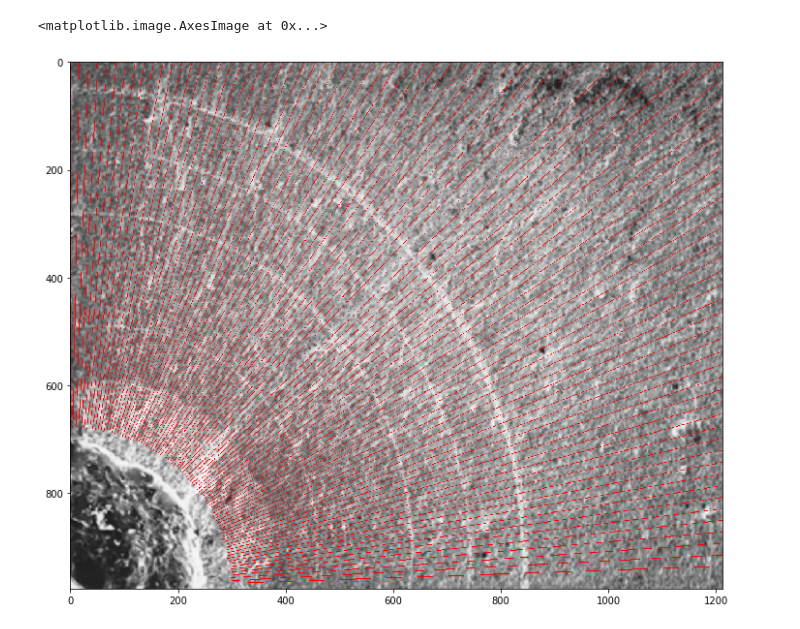
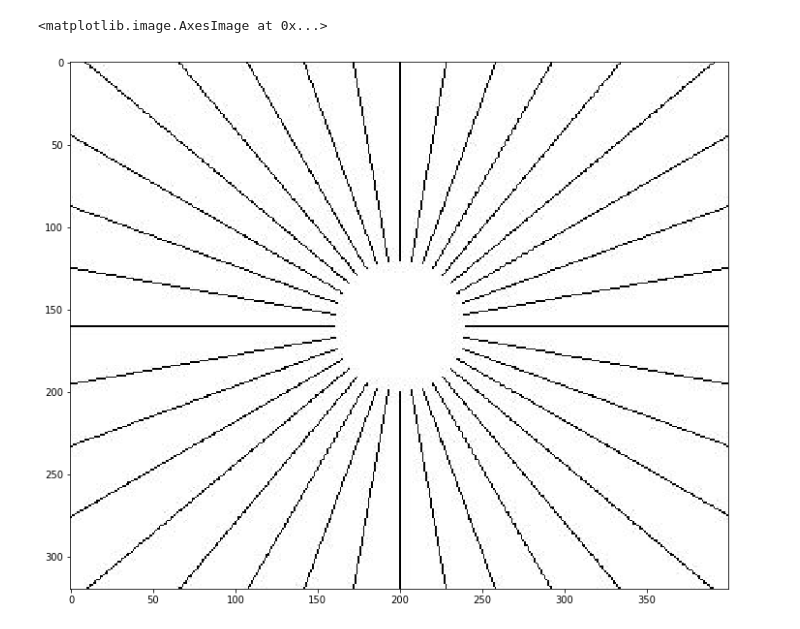
Before and after one commit to Invicton-Labs/need-for-speed, a Jupyter notebook: Notebook.ipynb, the cells around one changed output. Cells and saved outputs as stored; diff of their text form; code cells hidden in the pictures.

```diff
--- a/Notebook.ipynb
+++ b/Notebook.ipynb
@@ -215,26 +295,0 @@ plt.imshow(metal, cmap='gray',interpolation='nearest')
-# %%
-start_coords = [300, 50]
-min_radius = 300
-# Theoretical maximum radius is corner-to-corner, or sqrt(h^2 + w^2)
-max_radius = math.ceil(math.sqrt(metal.shape[0]**2 + metal.shape[1]**2))
-radii = [i for i in range(min_radius, max_radius)]
-
-metal_searchlines = metal.copy()
-metal = cv2.cvtColor(metal, cv2.COLOR_BGR2GRAY)
-
-angles = [i for i in range(1, 90)]
-all_line_coords = []
-for a in range(len(angles)):
-    line_coords = []
-    for r in radii:
-        y = int(round(metal.shape[0] - r * math.cos(a * math.pi / 180)))
-        x = int(round(r * math.sin(a * math.pi / 180)))
-        if y > 0 and x < metal.shape[1]:
-            metal_searchlines[y, x] = [255, 0, 0]
-            line_coords.append([y, x])
-    all_line_coords.append(line_coords)
-
-plt.imshow(metal_searchlines, interpolation='nearest')
-# %% [output]
-<matplotlib.image.AxesImage at 0x...>
-[figure, removed]
@@ -260,0 +296,5 @@ angles = np.arange(start=min_angle, stop=max_angle, step=angle_step, dtype=np.fl
+# %%
+plt.imshow(plt.imread('burst.jpg'))
+# %% [output]
+<matplotlib.image.AxesImage at 0x...>
+[figure, added]
```
Also changed, not shown: parts of 34 cells of this notebook, 2 other files.
